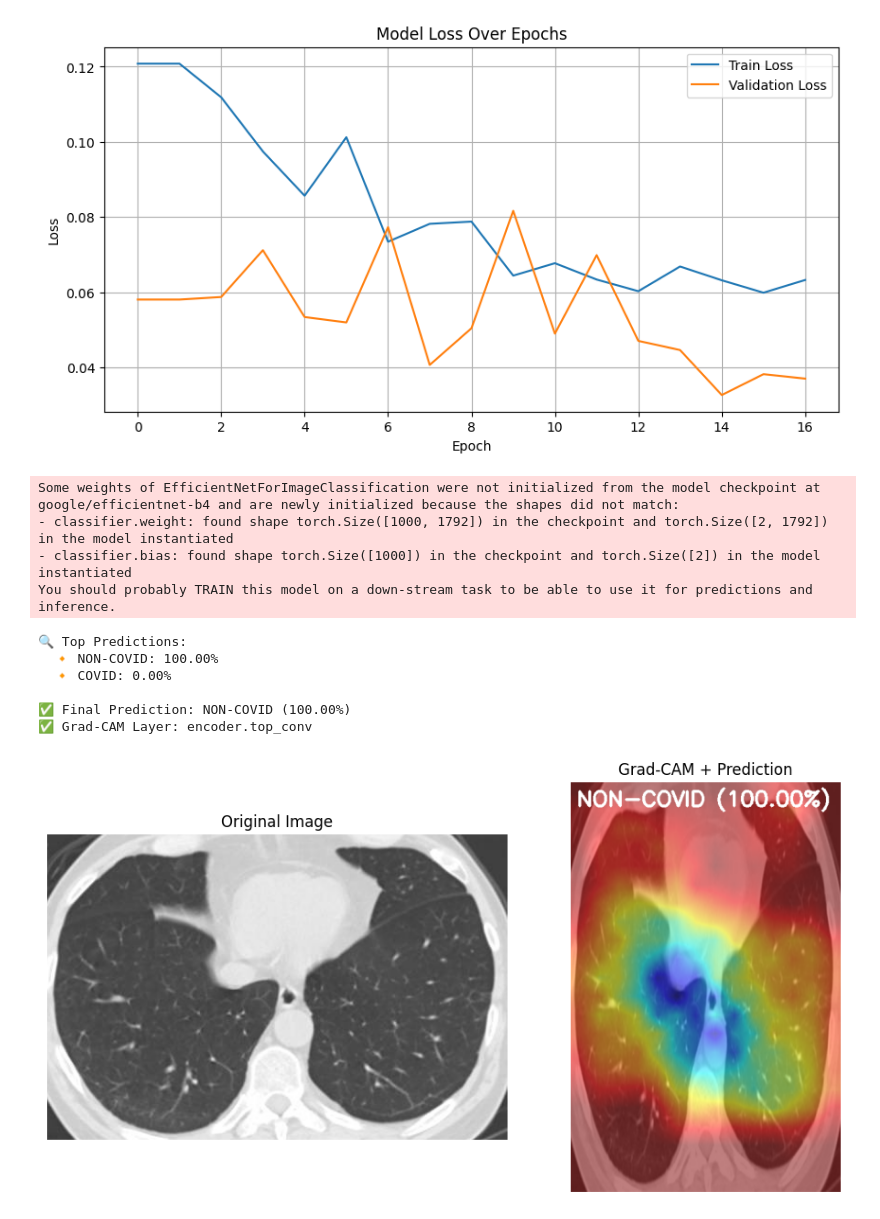
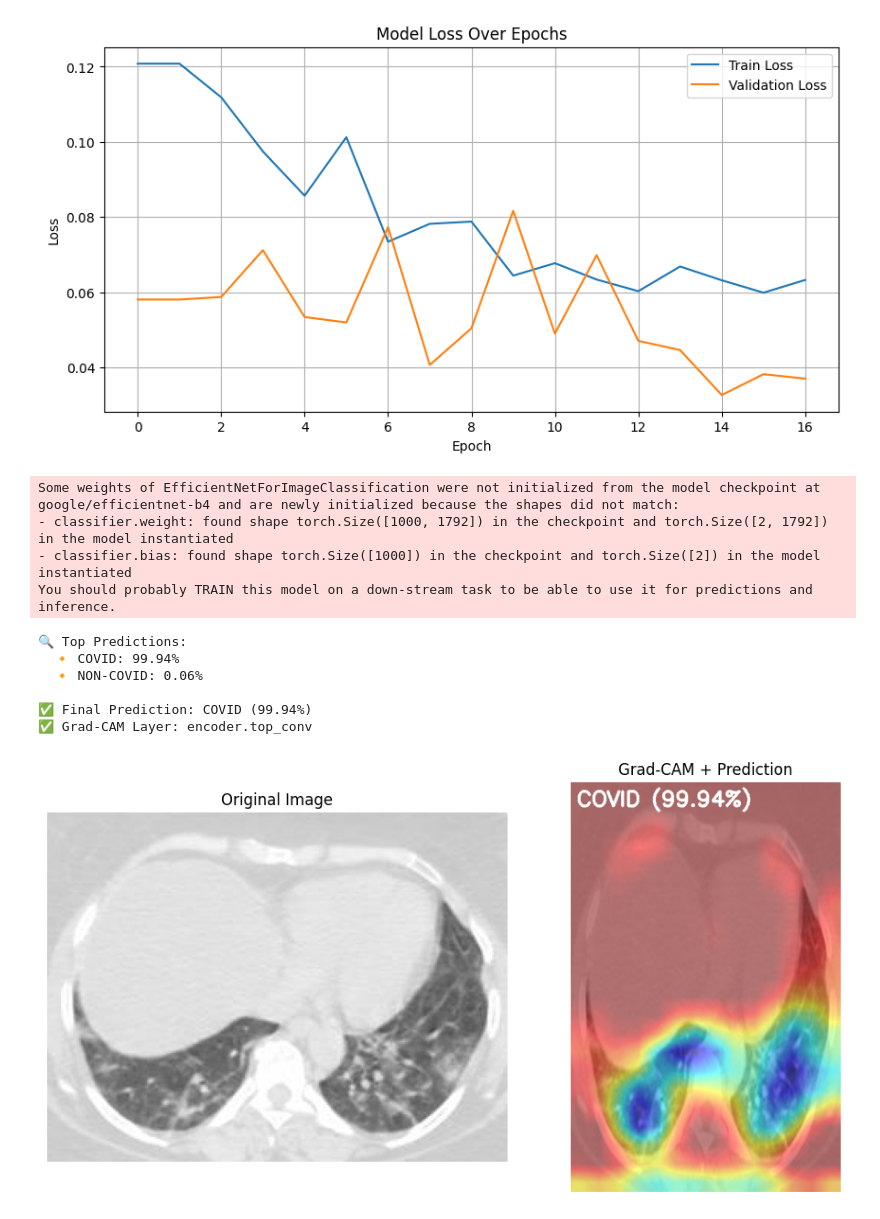
Before and after one commit to ujwalreddybattu04/AI-Based-Disease-Diagnostic-, a Jupyter notebook: COVID-19/covid-19.ipynb, the cells around one changed output. Cells and saved outputs as stored; diff of their text form; code cells hidden in the pictures.

```diff
--- a/COVID-19/covid-19.ipynb
+++ b/COVID-19/covid-19.ipynb
@@ -297,7 +297,7 @@ model = AutoModelForImageClassification.from_pretrained(
 ).to(device)
 
 # Load trained weights
-model_path = "/kaggle/working/Covid_model_best.pth"
+model_path = "C:\\Users\\ujwal\\Downloads\\web\\models\\Covid_model_best.pth"
 model.load_state_dict(torch.load(model_path, map_location=device))
 model.eval()
 
@@ -382,35 +382,35 @@ def predict_with_gradcam(image_path, class_names):
     display_img = (superimposed_img * 255).astype(np.uint8)
     label_text = f"{class_names[predicted_class]} ({confidence:.2f}%)"
     display_img = cv2.putText(display_img, label_text, (10, 40), cv2.FONT_HERSHEY_SIMPLEX,
                               1.2, (255, 255, 255), 3)
 
     # Display
     plt.figure(figsize=(10, 5))
     plt.subplot(1, 2, 1)
     plt.title("Original Image")
     plt.imshow(original_img)
     plt.axis("off")
 
     plt.subplot(1, 2, 2)
     plt.title("Grad-CAM + Prediction")
     plt.imshow(display_img)
     plt.axis("off")
     plt.tight_layout()
     plt.show()
 
 # Run it
 class_names = ["COVID", "NON-COVID"]
-image_path = "/kaggle/input/covid-1911/ash/test/non-COVID/Non-Covid (1013).png"
+image_path = "C:\\Users\\ujwal\\Downloads\\ash\\test\\COVID\\Covid (531).png"
 predict_with_gradcam(image_path, class_names)
 # %% [output]
 Some weights of EfficientNetForImageClassification were not initialized from the model checkpoint at google/efficientnet-b4 and are newly initialized because the shapes did not match:
 - classifier.weight: found shape torch.Size([1000, 1792]) in the checkpoint and torch.Size([2, 1792]) in the model instantiated
 - classifier.bias: found shape torch.Size([1000]) in the checkpoint and torch.Size([2]) in the model instantiated
 You should probably TRAIN this model on a down-stream task to be able to use it for predictions and inference.
 🔍 Top Predictions:
-  🔸 NON-COVID: 100.00%
-  🔸 COVID: 0.00%
+  🔸 COVID: 99.94%
+  🔸 NON-COVID: 0.06%
 
-✅ Final Prediction: NON-COVID (100.00%)
+✅ Final Prediction: COVID (99.94%)
 ✅ Grad-CAM Layer: encoder.top_conv
-[figure, old version]
+[figure, new version]
```
